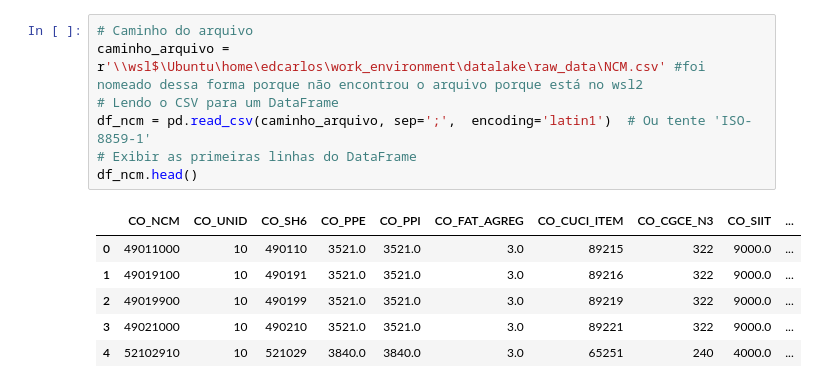
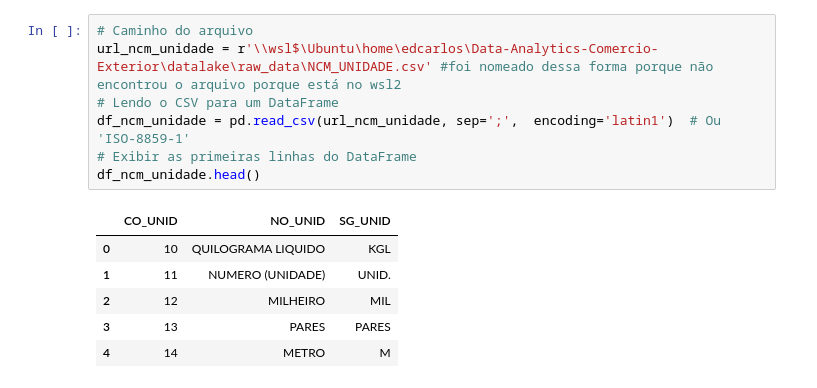
Before and after one commit to edcarloscardoso/Data-Analytics-Comercio-Exterior, a Jupyter notebook: workflow/process/workspace_silver_exp_2024_m.ipynb, the cells around one changed output. Cells and saved outputs as stored; diff of their text form.

```diff
--- a/workflow/process/workspace_silver_exp_2024_m.ipynb
+++ b/workflow/process/workspace_silver_exp_2024_m.ipynb
@@ -97,14 +213,14 @@ df2.head()
 # %%
 # Caminho do arquivo
-caminho_arquivo = r'\\wsl$\Ubuntu\home\edcarlos\work_environment\datalake\raw_data\NCM.csv' #foi nomeado dessa forma porque não encontrou o arquivo porque está no wsl2
+url_ncm_unidade = r'\\wsl$\Ubuntu\home\edcarlos\Data-Analytics-Comercio-Exterior\datalake\raw_data\NCM_UNIDADE.csv' #foi nomeado dessa forma porque não encontrou o arquivo porque está no wsl2
 # Lendo o CSV para um DataFrame
-df_ncm = pd.read_csv(caminho_arquivo, sep=';',  encoding='latin1')  # Ou tente 'ISO-8859-1'
+df_ncm_unidade = pd.read_csv(url_ncm_unidade, sep=';',  encoding='latin1')  # Ou 'ISO-8859-1'
 # Exibir as primeiras linhas do DataFrame
-df_ncm.head()
+df_ncm_unidade.head()
 # %% [output]
-|  | CO_NCM | CO_UNID | CO_SH6 | CO_PPE | CO_PPI | CO_FAT_AGREG | CO_CUCI_ITEM | CO_CGCE_N3 | CO_SIIT | ... |
-| 0 | 49011000 | 10 | 490110 | 3521.0 | 3521.0 | 3.0 | 89215 | 322 | 9000.0 | ... |
-| 1 | 49019100 | 10 | 490191 | 3521.0 | 3521.0 | 3.0 | 89216 | 322 | 9000.0 | ... |
-| 2 | 49019900 | 10 | 490199 | 3521.0 | 3521.0 | 3.0 | 89219 | 322 | 9000.0 | ... |
-| 3 | 49021000 | 10 | 490210 | 3521.0 | 3521.0 | 3.0 | 89221 | 322 | 9000.0 | ... |
-| 4 | 52102910 | 10 | 521029 | 3840.0 | 3840.0 | 3.0 | 65251 | 240 | 4000.0 | ... |
+|  | CO_UNID | NO_UNID | SG_UNID |
+| 0 | 10 | QUILOGRAMA LIQUIDO | KGL |
+| 1 | 11 | NUMERO (UNIDADE) | UNID. |
+| 2 | 12 | MILHEIRO | MIL |
+| 3 | 13 | PARES | PARES |
+| 4 | 14 | METRO | M |
```
Also changed, not shown: parts of 29 cells of this notebook.
